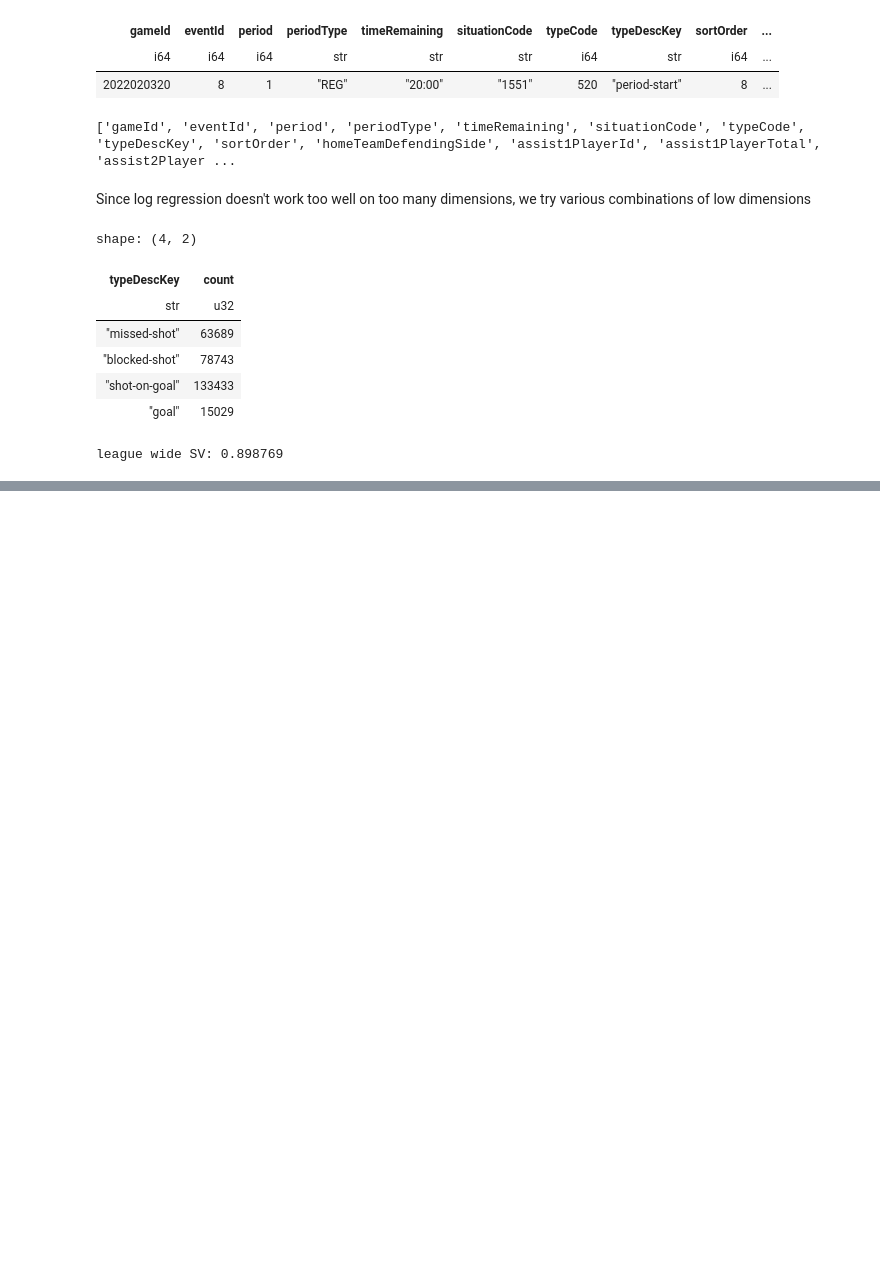
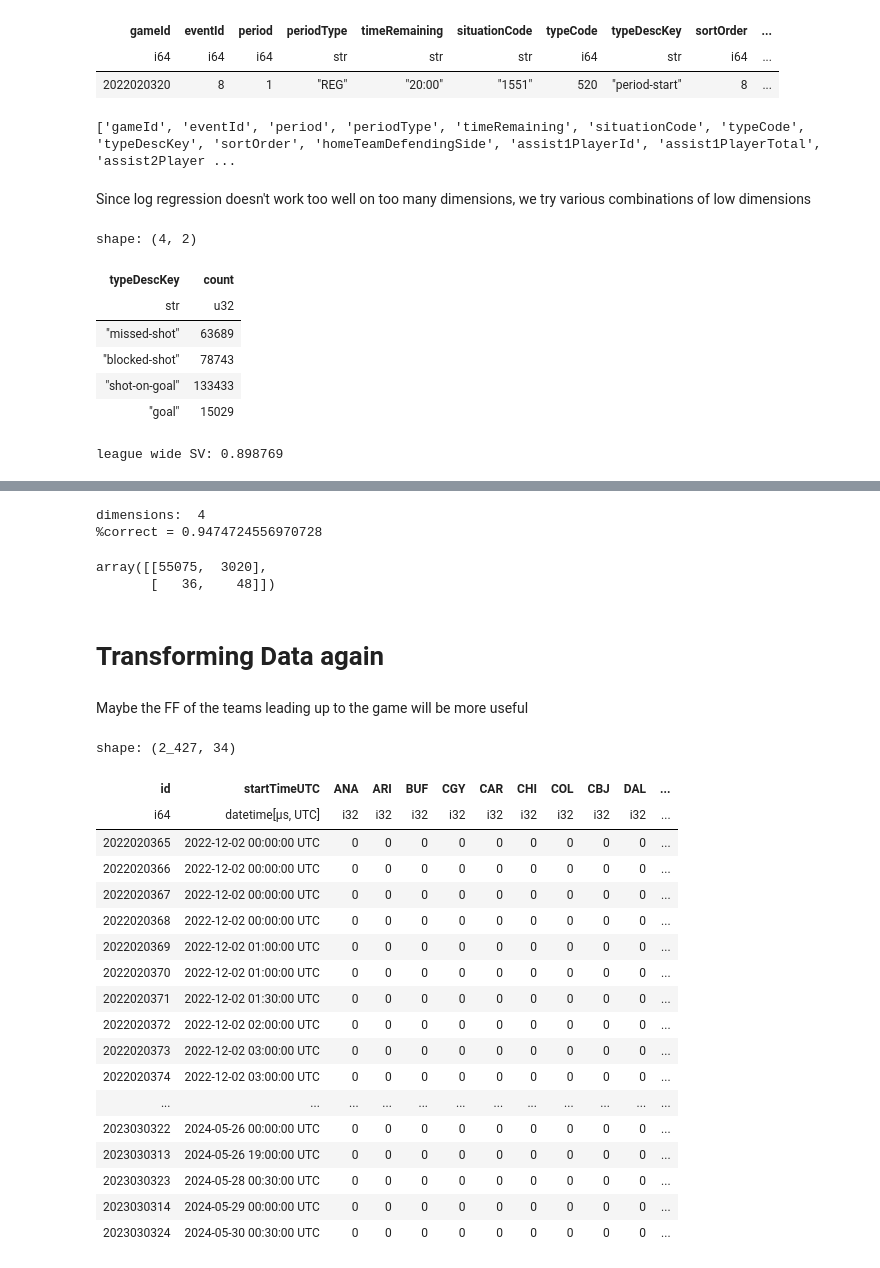
Before and after one commit to trxe/nhl_data_demo, a Jupyter notebook: xgoals.ipynb, the cells around one changed output, grey strips where cells are left out. Cells and saved outputs as stored; diff of their text form; code cells hidden in the pictures; blank space fills up the shorter version.

Commit message:
add predictions and setup fenwick table

```diff
--- a/xgoals.ipynb
+++ b/xgoals.ipynb
@@ -741,0 +788,43 @@ array([[55077,  3018],
+# %%
+model, predictions = get_model(attributes=[
+    'distFromNet', 'deltaTime',
+    # 'sktDiffRel',
+    'goalieDiffRel',
+    # 'rush'
+], outcome='goal')
+eval_outcome(predictions, expected_label='prediction', actual_label='goal')
+# %% [output]
+dimensions:  4
+%correct = 0.9474724556970728
+array([[55075,  3020],
+       [   36,    48]])
+# %% [markdown]
+# Transforming Data again
+# %% [markdown]
+Maybe the FF of the teams leading up to the game will be more useful
+# %%
+fenwick_table = GAMES.select(['id', 'startTimeUTC']).with_columns(**{
+    abbrev: pl.lit(0)
+    for abbrev in team_id_abbrev.collect()['abbrev']
+}).sort('startTimeUTC', descending=False)
+fenwick_table.collect()
+# %% [output]
+shape: (2_427, 34)
+| id | startTimeUTC | ANA | ARI | BUF | CGY | CAR | CHI | COL | CBJ | DAL | ... |
+| i64 | datetime[μs, UTC] | i32 | i32 | i32 | i32 | i32 | i32 | i32 | i32 | i32 | ... |
+| 2022020365 | 2022-12-02 00:00:00 UTC | 0 | 0 | 0 | 0 | 0 | 0 | 0 | 0 | 0 | ... |
+| 2022020366 | 2022-12-02 00:00:00 UTC | 0 | 0 | 0 | 0 | 0 | 0 | 0 | 0 | 0 | ... |
+| 2022020367 | 2022-12-02 00:00:00 UTC | 0 | 0 | 0 | 0 | 0 | 0 | 0 | 0 | 0 | ... |
+| 2022020368 | 2022-12-02 00:00:00 UTC | 0 | 0 | 0 | 0 | 0 | 0 | 0 | 0 | 0 | ... |
+| 2022020369 | 2022-12-02 01:00:00 UTC | 0 | 0 | 0 | 0 | 0 | 0 | 0 | 0 | 0 | ... |
+| 2022020370 | 2022-12-02 01:00:00 UTC | 0 | 0 | 0 | 0 | 0 | 0 | 0 | 0 | 0 | ... |
+| 2022020371 | 2022-12-02 01:30:00 UTC | 0 | 0 | 0 | 0 | 0 | 0 | 0 | 0 | 0 | ... |
+| 2022020372 | 2022-12-02 02:00:00 UTC | 0 | 0 | 0 | 0 | 0 | 0 | 0 | 0 | 0 | ... |
+| 2022020373 | 2022-12-02 03:00:00 UTC | 0 | 0 | 0 | 0 | 0 | 0 | 0 | 0 | 0 | ... |
+| 2022020374 | 2022-12-02 03:00:00 UTC | 0 | 0 | 0 | 0 | 0 | 0 | 0 | 0 | 0 | ... |
+| ... | ... | ... | ... | ... | ... | ... | ... | ... | ... | ... | ... |
+| 2023030322 | 2024-05-26 00:00:00 UTC | 0 | 0 | 0 | 0 | 0 | 0 | 0 | 0 | 0 | ... |
+| 2023030313 | 2024-05-26 19:00:00 UTC | 0 | 0 | 0 | 0 | 0 | 0 | 0 | 0 | 0 | ... |
+| 2023030323 | 2024-05-28 00:30:00 UTC | 0 | 0 | 0 | 0 | 0 | 0 | 0 | 0 | 0 | ... |
+| 2023030314 | 2024-05-29 00:00:00 UTC | 0 | 0 | 0 | 0 | 0 | 0 | 0 | 0 | 0 | ... |
+| 2023030324 | 2024-05-30 00:30:00 UTC | 0 | 0 | 0 | 0 | 0 | 0 | 0 | 0 | 0 | ... |
```
Also changed, not shown: parts of 6 cells of this notebook.
